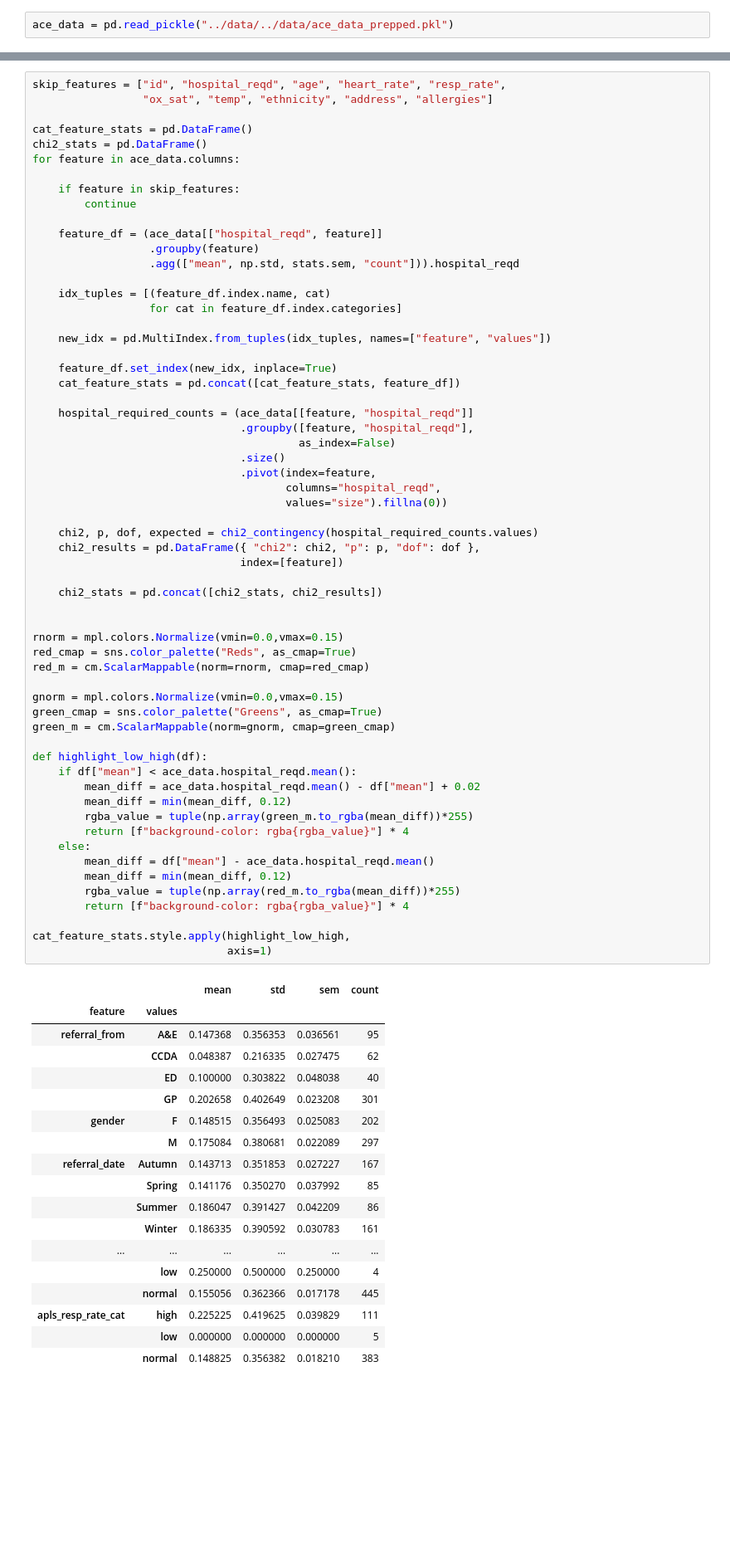
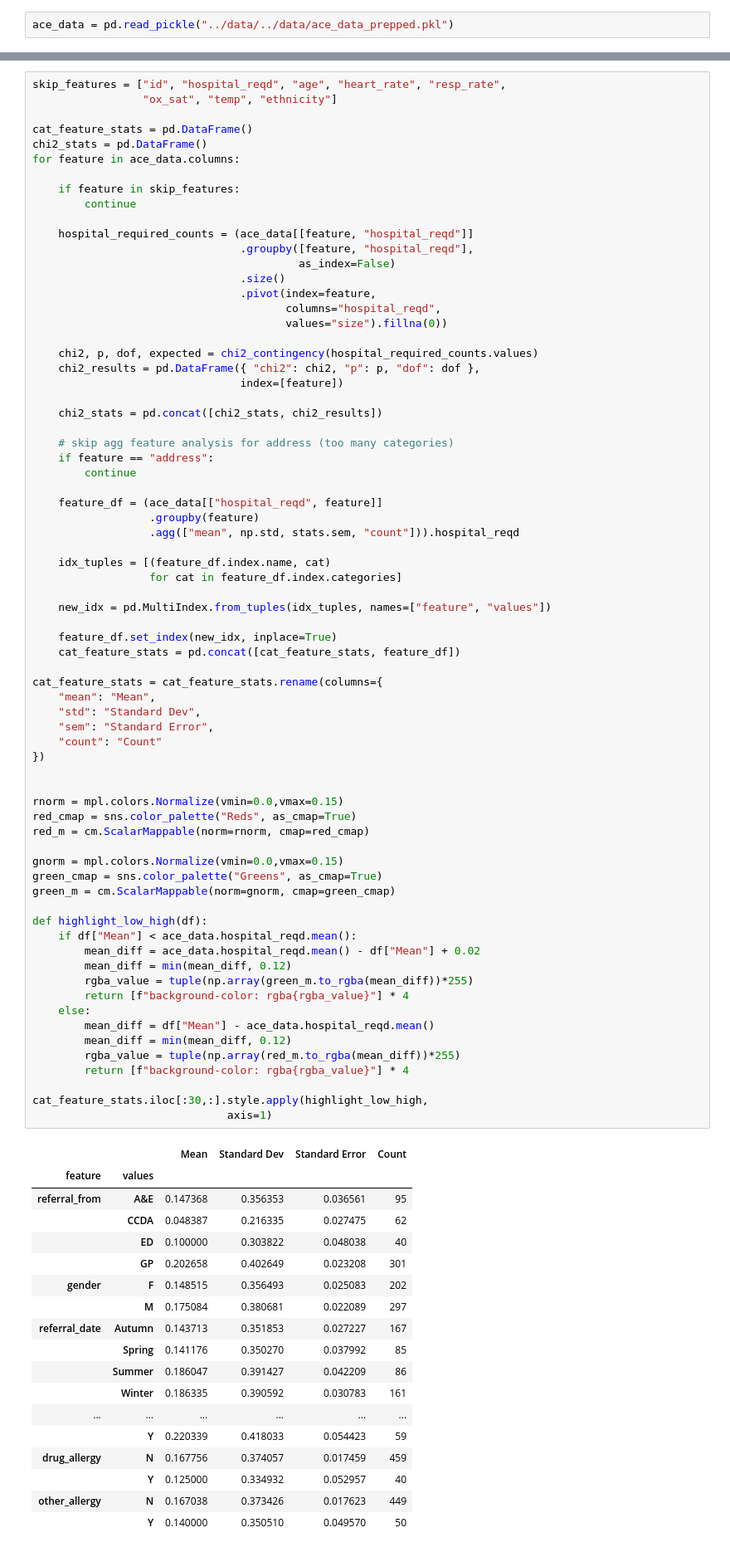
Before and after one commit to btcooper22/ace_project, a Jupyter notebook: exploration/exploration.ipynb, the cells around one changed output, grey strips where cells are left out. Shown: that part at 83% size. Cells and saved outputs as stored; diff of their text form; blank space fills up the shorter version.

```diff
--- a/exploration/exploration.ipynb
+++ b/exploration/exploration.ipynb
@@ -19,6 +69,6 @@ ace_data = pd.read_pickle("../data/../data/ace_data_prepped.pkl")
 # %%
 skip_features = ["id", "hospital_reqd", "age", "heart_rate", "resp_rate",
-                 "ox_sat", "temp", "ethnicity", "address", "allergies"]
+                 "ox_sat", "temp", "ethnicity"]
 
 cat_feature_stats = pd.DataFrame()
 chi2_stats = pd.DataFrame()
@@ -26,18 +76,6 @@ for feature in ace_data.columns:
 
     if feature in skip_features:
         continue
-
-    feature_df = (ace_data[["hospital_reqd", feature]]
-                  .groupby(feature)
-                  .agg(["mean", np.std, stats.sem, "count"])).hospital_reqd
-
-    idx_tuples = [(feature_df.index.name, cat)
-                  for cat in feature_df.index.categories]
-
-    new_idx = pd.MultiIndex.from_tuples(idx_tuples, names=["feature", "values"])
-
-    feature_df.set_index(new_idx, inplace=True)
-    cat_feature_stats = pd.concat([cat_feature_stats, feature_df])
 
     hospital_required_counts = (ace_data[[feature, "hospital_reqd"]]
                                 .groupby([feature, "hospital_reqd"],
@@ -46,38 +84,61 @@ for feature in ace_data.columns:
                                 .pivot(index=feature,
                                        columns="hospital_reqd",
                                        values="size").fillna(0))
 
     chi2, p, dof, expected = chi2_contingency(hospital_required_counts.values)
     chi2_results = pd.DataFrame({ "chi2": chi2, "p": p, "dof": dof },
                                 index=[feature])
 
     chi2_stats = pd.concat([chi2_stats, chi2_results])
 
+    # skip agg feature analysis for address (too many categories)
+    if feature == "address":
+        continue
+
+    feature_df = (ace_data[["hospital_reqd", feature]]
+                  .groupby(feature)
+                  .agg(["mean", np.std, stats.sem, "count"])).hospital_reqd
+
+    idx_tuples = [(feature_df.index.name, cat)
+                  for cat in feature_df.index.categories]
+
+    new_idx = pd.MultiIndex.from_tuples(idx_tuples, names=["feature", "values"])
+
+    feature_df.set_index(new_idx, inplace=True)
+    cat_feature_stats = pd.concat([cat_feature_stats, feature_df])
+
+cat_feature_stats = cat_feature_stats.rename(columns={
+    "mean": "Mean",
+    "std": "Standard Dev",
+    "sem": "Standard Error",
+    "count": "Count"
+})
+
 
 rnorm = mpl.colors.Normalize(vmin=0.0,vmax=0.15)
 red_cmap = sns.color_palette("Reds", as_cmap=True)
 red_m = cm.ScalarMappable(norm=rnorm, cmap=red_cmap)
 
 gnorm = mpl.colors.Normalize(vmin=0.0,vmax=0.15)
 green_cmap = sns.color_palette("Greens", as_cmap=True)
 green_m = cm.ScalarMappable(norm=gnorm, cmap=green_cmap)
 
 def highlight_low_high(df):
-    if df["mean"] < ace_data.hospital_reqd.mean():
-        mean_diff = ace_data.hospital_reqd.mean() - df["mean"] + 0.02
+    if df["Mean"] < ace_data.hospital_reqd.mean():
+        mean_diff = ace_data.hospital_reqd.mean() - df["Mean"] + 0.02
         mean_diff = min(mean_diff, 0.12)
         rgba_value = tuple(np.array(green_m.to_rgba(mean_diff))*255)
         return [f"background-color: rgba{rgba_value}"] * 4
     else:
-        mean_diff = df["mean"] - ace_data.hospital_reqd.mean()
+        mean_diff = df["Mean"] - ace_data.hospital_reqd.mean()
         mean_diff = min(mean_diff, 0.12)
         rgba_value = tuple(np.array(red_m.to_rgba(mean_diff))*255)
         return [f"background-color: rgba{rgba_value}"] * 4
 
-cat_feature_stats.style.apply(highlight_low_high,
+cat_feature_stats.iloc[:30,:].style.apply(highlight_low_high,
                               axis=1)
 # %% [output]
-|  |  | mean | std | sem | count |
+|  |  | Mean | Standard Dev | Standard Error | Count |
 | feature | values |  |  |  |  |
 | referral_from | A&E | 0.147368 | 0.356353 | 0.036561 | 95 |
 |  | CCDA | 0.048387 | 0.216335 | 0.027475 | 62 |
@@ -90,9 +151,9 @@ cat_feature_stats.style.apply(highlight_low_high,
 |  | Summer | 0.186047 | 0.391427 | 0.042209 | 86 |
 |  | Winter | 0.186335 | 0.390592 | 0.030783 | 161 |
 | ... | ... | ... | ... | ... | ... |
-|  | low | 0.250000 | 0.500000 | 0.250000 | 4 |
-|  | normal | 0.155056 | 0.362366 | 0.017178 | 445 |
-| apls_resp_rate_cat | high | 0.225225 | 0.419625 | 0.039829 | 111 |
-|  | low | 0.000000 | 0.000000 | 0.000000 | 5 |
-|  | normal | 0.148825 | 0.356382 | 0.018210 | 383 |
+|  | Y | 0.220339 | 0.418033 | 0.054423 | 59 |
+| drug_allergy | N | 0.167756 | 0.374057 | 0.017459 | 459 |
+|  | Y | 0.125000 | 0.334932 | 0.052957 | 40 |
+| other_allergy | N | 0.167038 | 0.373426 | 0.017623 | 449 |
+|  | Y | 0.140000 | 0.350510 | 0.049570 | 50 |
 # %%
```
Also changed, not shown: parts of 29 cells of this notebook.
